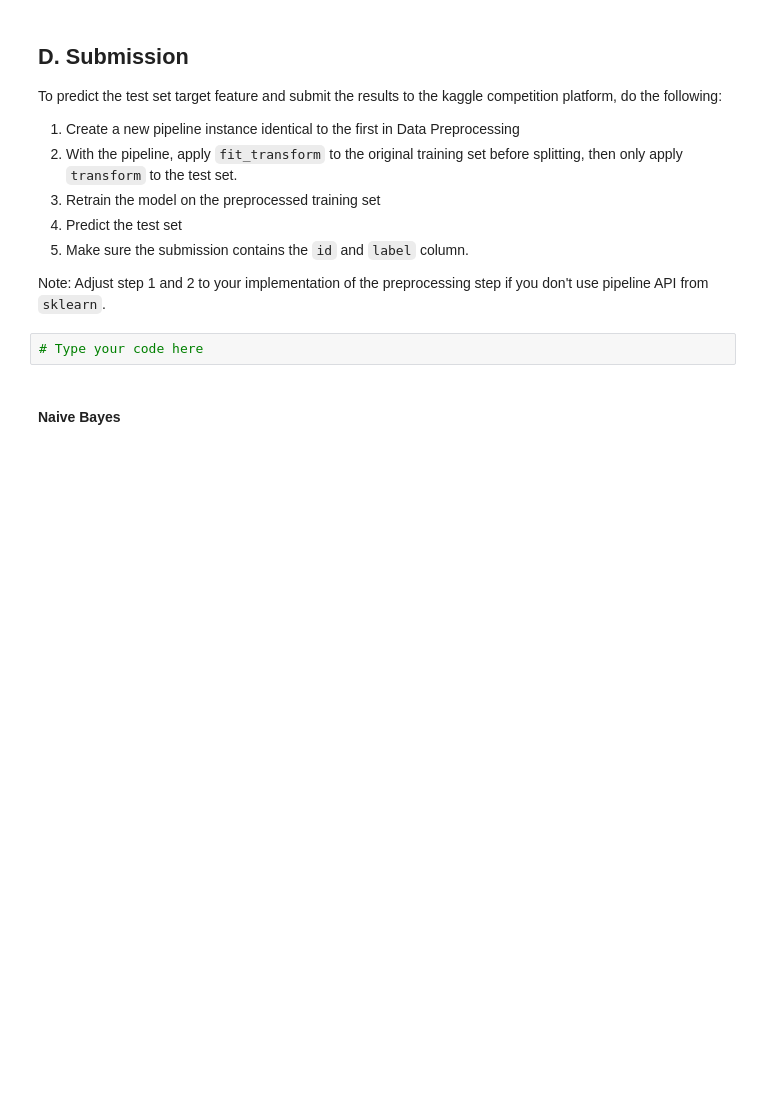
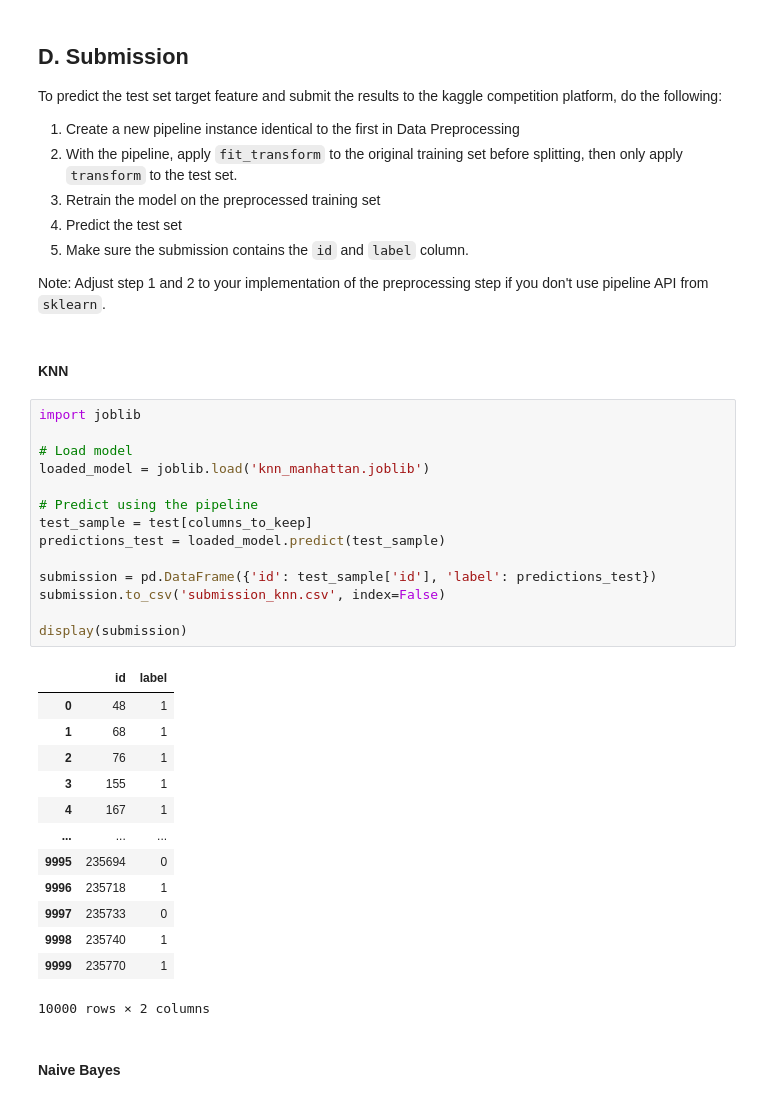
Before and after one commit to IlllIllIIIlIlIll/Traienta_IF3070, a Jupyter notebook: src/public/Tubes2_Kelompok30.ipynb, the cells around one changed output. Cells and saved outputs as stored; diff of their text form; blank space fills up the shorter version.

```diff
--- a/src/public/Tubes2_Kelompok30.ipynb
+++ b/src/public/Tubes2_Kelompok30.ipynb
@@ -1318,8 +1607,36 @@ To predict the test set target feature and submit the results to the kaggle comp
 5. Make sure the submission contains the `id` and `label` column.
 
 Note: Adjust step 1 and 2 to your implementation of the preprocessing step if you don't use pipeline API from `sklearn`.
-# %%
-# Type your code here
+# %% [markdown]
+#### KNN
+# %%
+import joblib
+
+# Load model
+loaded_model = joblib.load('knn_manhattan.joblib')
+
+# Predict using the pipeline
+test_sample = test[columns_to_keep]
+predictions_test = loaded_model.predict(test_sample)
+
+submission = pd.DataFrame({'id': test_sample['id'], 'label': predictions_test})
+submission.to_csv('submission_knn.csv', index=False)
+
+display(submission)
+# %% [output]
+|  | id | label |
+| 0 | 48 | 1 |
+| 1 | 68 | 1 |
+| 2 | 76 | 1 |
+| 3 | 155 | 1 |
+| 4 | 167 | 1 |
+| ... | ... | ... |
+| 9995 | 235694 | 0 |
+| 9996 | 235718 | 1 |
+| 9997 | 235733 | 0 |
+| 9998 | 235740 | 1 |
+| 9999 | 235770 | 1 |
+10000 rows × 2 columns
 # %% [markdown]
 #### Naive Bayes
 # %%
```
Also changed, not shown: parts of 34 cells of this notebook, 11 other files.
